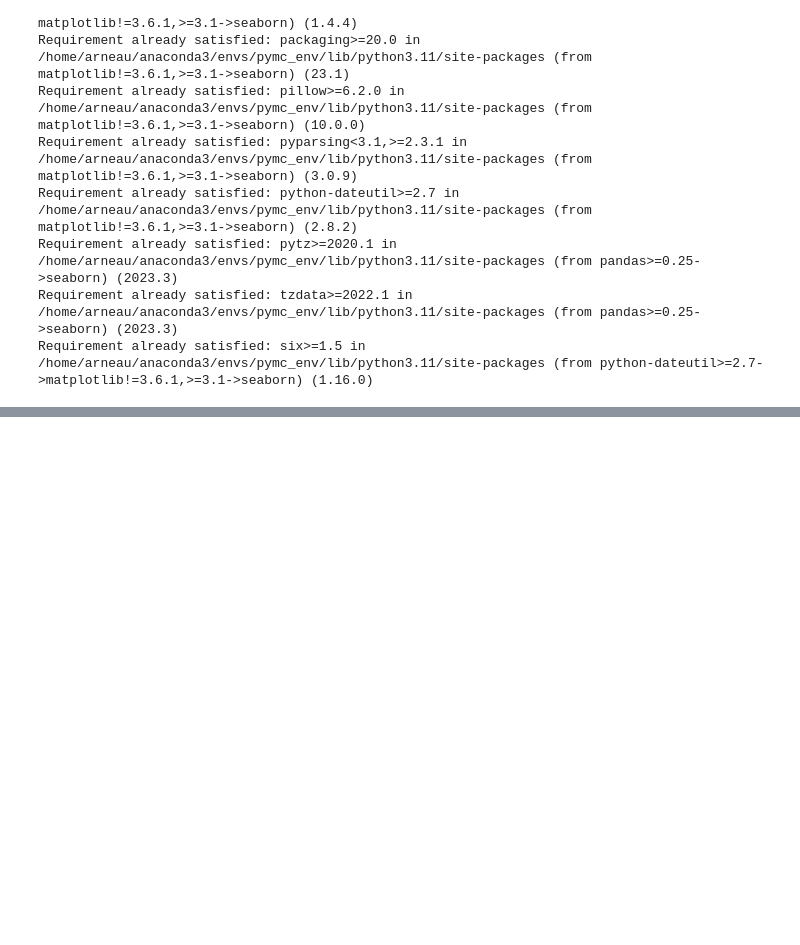
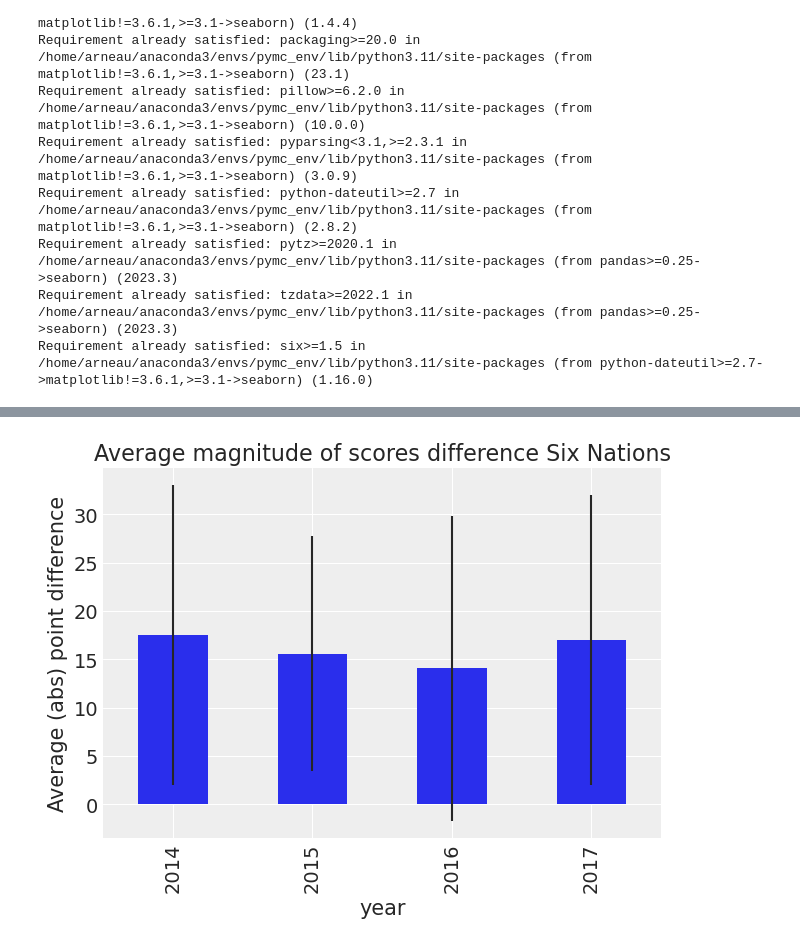
Before and after one commit to AJvdMerwe/PyMC, a Jupyter notebook: Rugby_analysis.ipynb, the cells around one changed output, grey strips where cells are left out. Drawn from its saved outputs; the diff is of its cells as text; code cells hidden in the pictures; blank space fills up the shorter version.

```diff
--- a/Rugby_analysis.ipynb
+++ b/Rugby_analysis.ipynb
@@ -34,0 +40,6 @@ from matplotlib.ticker import StrMethodFormatter
+# %%
+# load data from csv file
+try:
+    df_all = pd.read_csv("data/rugby.csv", index_col=0)
+except:
+    df_all = pd.read_csv(pm.get_data("rugby.csv"), index_col=0)
@@ -34,0 +97,9 @@ from matplotlib.ticker import StrMethodFormatter
+# %%
+az.style.use("arviz-darkgrid")
+plt.rcParams["figure.constrained_layout.use"] = False
+# %%
+# load data from csv file
+try:
+    df_all = pd.read_csv("data/rugby.csv", index_col=0)
+except:
+    df_all = pd.read_csv(pm.get_data("rugby.csv"), index_col=0)
@@ -34,0 +151,15 @@ from matplotlib.ticker import StrMethodFormatter
+# %%
+df_all["difference"] = np.abs(df_all["home_score"] - df_all["away_score"])
+# %%
+(
+    df_all.groupby("year")["difference"]
+    .mean()
+    .plot(
+        kind="bar",
+        title="Average magnitude of scores difference Six Nations",
+        yerr=df_all.groupby("year")["difference"].std(),
+    )
+    .set_ylabel("Average (abs) point difference")
+);
+# %% [output]
+[figure, added]
```
Also changed, not shown: parts of 18 cells of this notebook.
